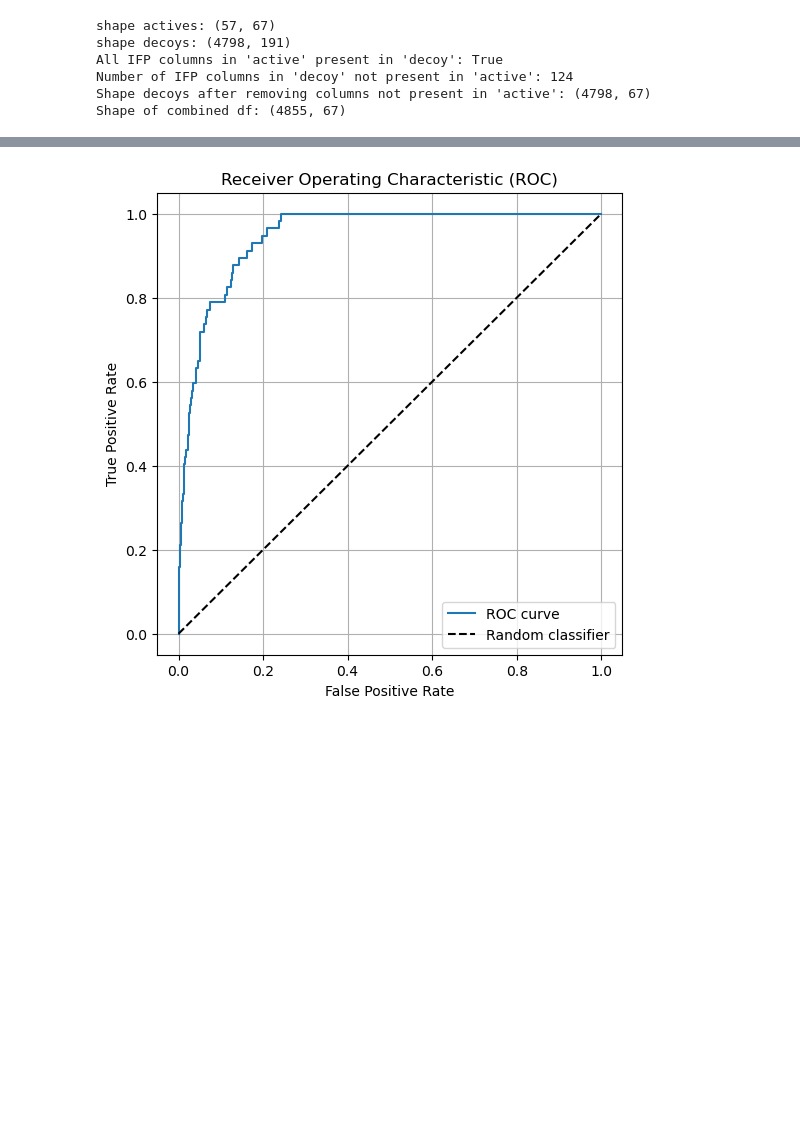
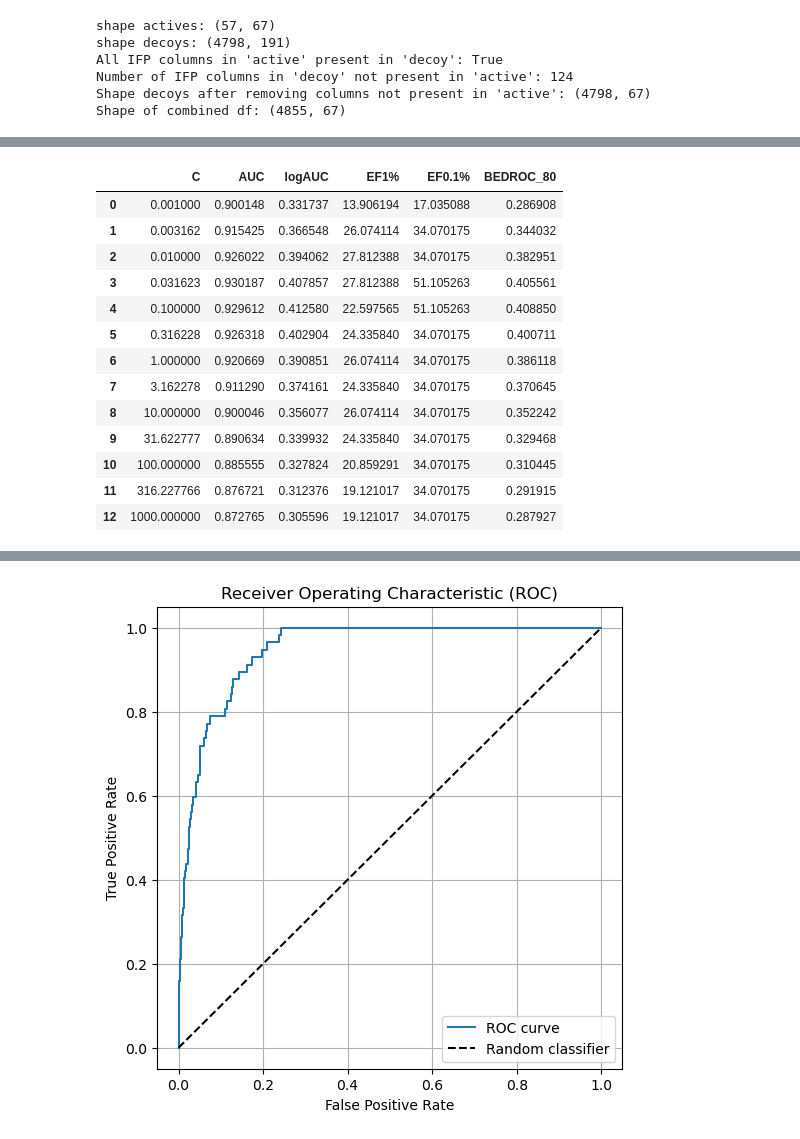
Before and after one commit to wesselporschen/montpellier-screen, a Jupyter notebook: prolif.ipynb, the cells around one changed output, grey strips where cells are left out. Saved outputs shown, nothing was run; the diff lists cells and outputs as text; code cells hidden in the pictures; blank space fills up the shorter version.

```diff
--- a/prolif.ipynb
+++ b/prolif.ipynb
@@ -477,0 +571,17 @@ dict_keys([0.001, 0.0031622776601683794, 0.01, 0.03162277660168379, 0.1, 0.31622
+# %%
+all_results['4h2i_c_4_X_IFP']
+# %% [output]
+|  | C | AUC | logAUC | EF1% | EF0.1% | BEDROC_80 |
+| 0 | 0.001000 | 0.900148 | 0.331737 | 13.906194 | 17.035088 | 0.286908 |
+| 1 | 0.003162 | 0.915425 | 0.366548 | 26.074114 | 34.070175 | 0.344032 |
+| 2 | 0.010000 | 0.926022 | 0.394062 | 27.812388 | 34.070175 | 0.382951 |
+| 3 | 0.031623 | 0.930187 | 0.407857 | 27.812388 | 51.105263 | 0.405561 |
+| 4 | 0.100000 | 0.929612 | 0.412580 | 22.597565 | 51.105263 | 0.408850 |
+| 5 | 0.316228 | 0.926318 | 0.402904 | 24.335840 | 34.070175 | 0.400711 |
+| 6 | 1.000000 | 0.920669 | 0.390851 | 26.074114 | 34.070175 | 0.386118 |
+| 7 | 3.162278 | 0.911290 | 0.374161 | 24.335840 | 34.070175 | 0.370645 |
+| 8 | 10.000000 | 0.900046 | 0.356077 | 26.074114 | 34.070175 | 0.352242 |
+| 9 | 31.622777 | 0.890634 | 0.339932 | 24.335840 | 34.070175 | 0.329468 |
+| 10 | 100.000000 | 0.885555 | 0.327824 | 20.859291 | 34.070175 | 0.310445 |
+| 11 | 316.227766 | 0.876721 | 0.312376 | 19.121017 | 34.070175 | 0.291915 |
+| 12 | 1000.000000 | 0.872765 | 0.305596 | 19.121017 | 34.070175 | 0.287927 |
```
Also changed, not shown: parts of 38 cells of this notebook, 1 other file.
